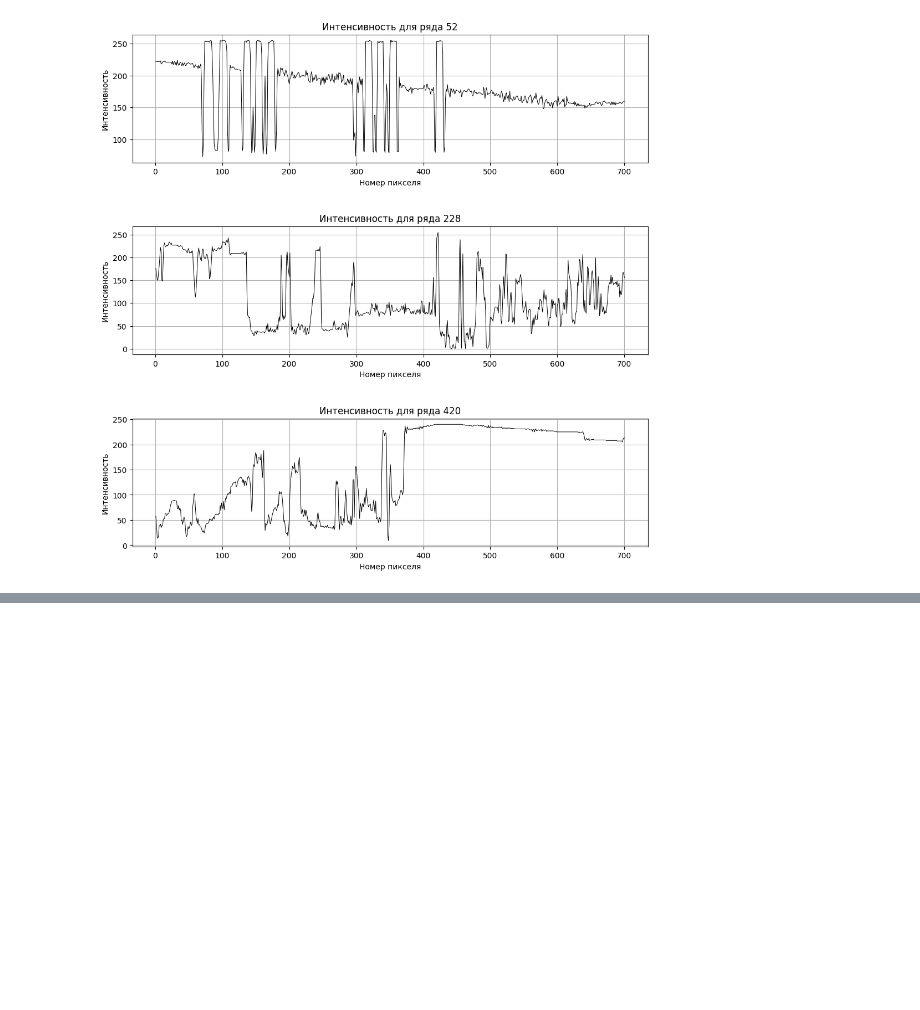
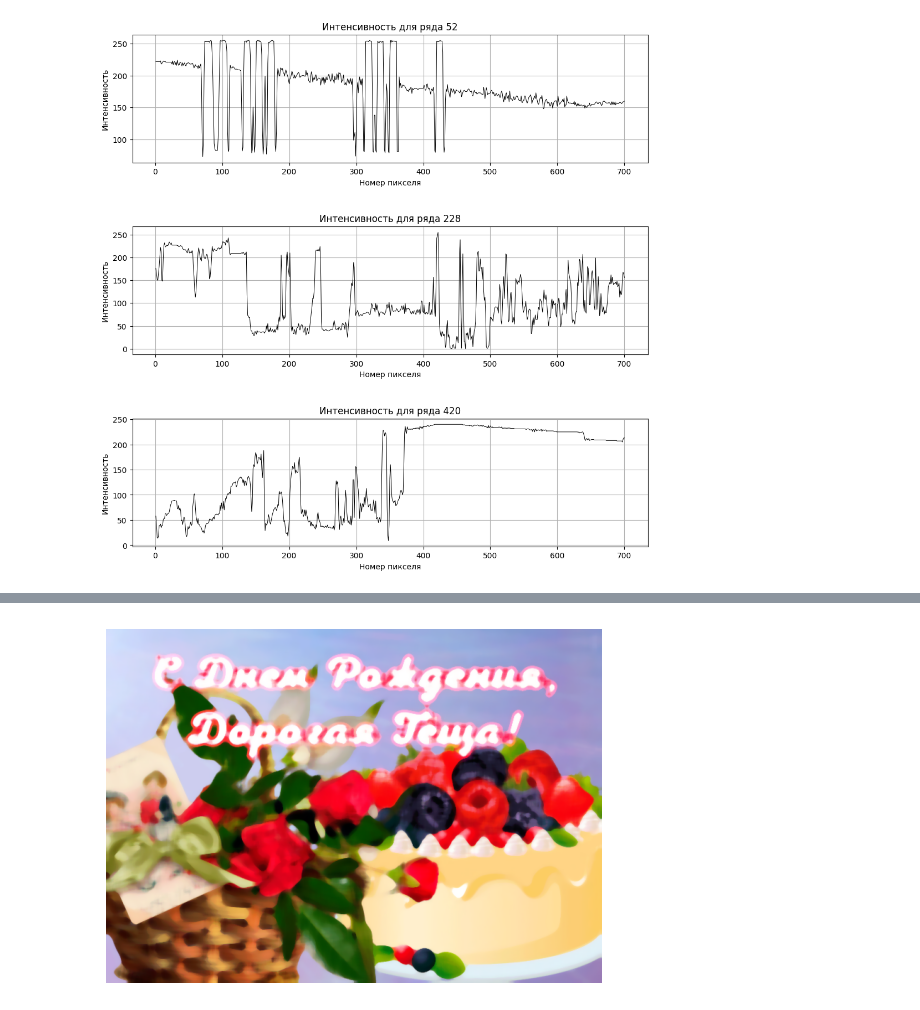
Before and after one commit to quant1on/matan_lab3, a Jupyter notebook: main.ipynb, the cells around one changed output, grey strips where cells are left out. Saved outputs shown, nothing was run; the diff lists cells and outputs as text; code cells hidden in the pictures; blank space fills up the shorter version.

```diff
--- a/main.ipynb
+++ b/main.ipynb
@@ -90,0 +103,6 @@ plt.show()
+# %%
+plt.imshow(median_filter(im_rgb, kernel_size=11))
+plt.axis('off')
+plt.show()
+# %% [output]
+[figure, added]
```
Also changed, not shown: parts of 3 cells of this notebook, 1 other file.
